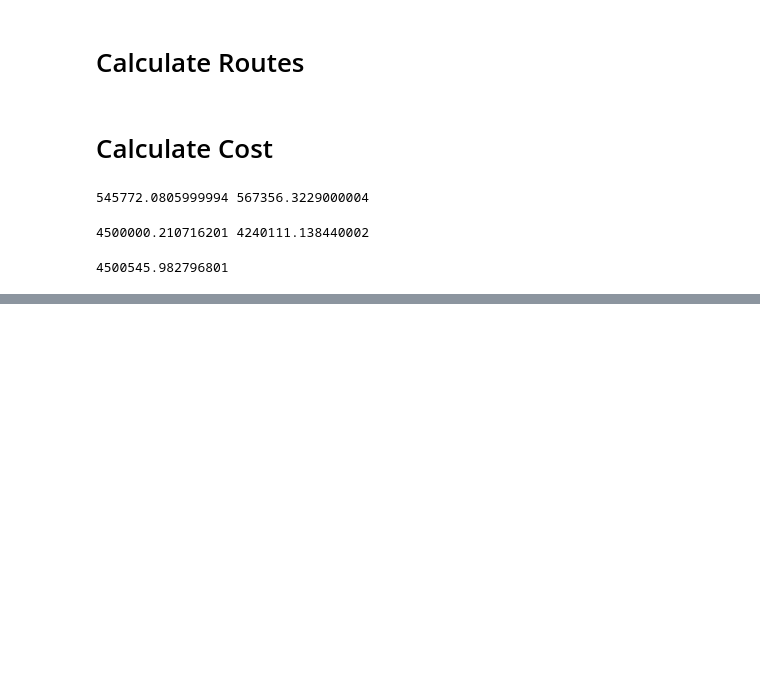
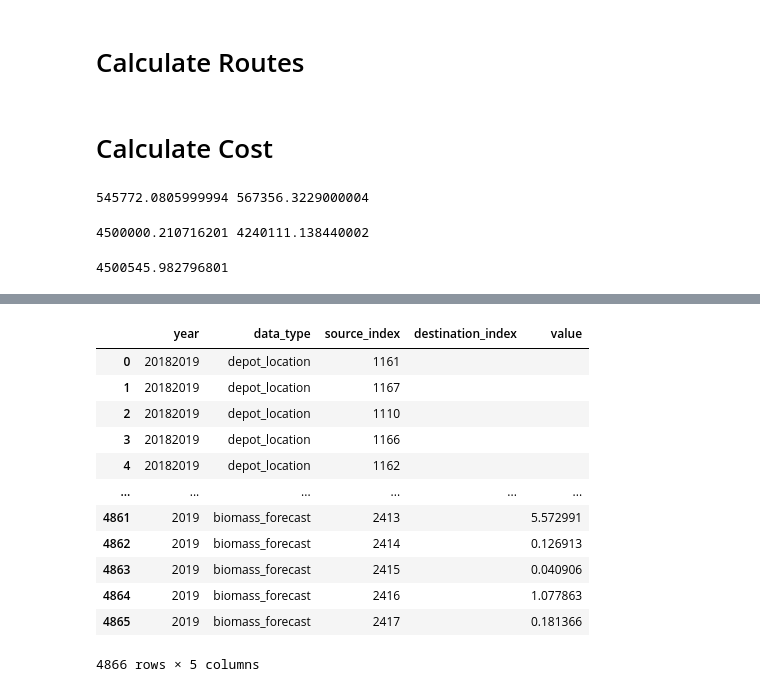
Before and after one commit to sidd6p/Shell-.ai-Hackathon-for-Sustainable-and-Affordable-Energy, a Jupyter notebook: shell-ai-waste-to-energy.ipynb, the cells around one changed output, grey strips where cells are left out. Saved outputs shown, nothing was run; the diff lists cells and outputs as text; code cells hidden in the pictures; blank space fills up the shorter version.

```diff
--- a/shell-ai-waste-to-energy.ipynb
+++ b/shell-ai-waste-to-energy.ipynb
@@ -373,0 +380,56 @@ print(final_cost_2018)
+# %%
+for depo in selected_depo:
+    new_row = {
+        'year': 20182019,
+        'data_type': 'depot_location',
+        'source_index': depo,
+        'destination_index': '',
+        'value': ''
+    }
+    submission_df = submission_df.append(new_row, ignore_index=True)
+# %%
+for ref in selected_ref:
+    new_row = {
+        'year': 20182019,
+        'data_type': 'refinery_location',
+        'source_index': ref,
+        'destination_index': '',
+        'value': ''
+    }
+    submission_df = submission_df.append(new_row, ignore_index=True)
+# %%
+for site in range(len(biomass_forecast_df['2018'])):
+    new_row = {
+        'year': 2018,
+        'data_type': 'biomass_forecast',
+        'source_index': site,
+        'destination_index': '',
+        'value': biomass_forecast_df['2018'][site]
+    }
+    submission_df = submission_df.append(new_row, ignore_index=True)
+# %%
+for site in range(len(biomass_forecast_df['2019'])):
+    new_row = {
+        'year': 2019,
+        'data_type': 'biomass_forecast',
+        'source_index': site,
+        'destination_index': '',
+        'value': biomass_forecast_df['2019'][site]
+    }
+    submission_df = submission_df.append(new_row, ignore_index=True)
+# %%
+submission_df
+# %% [output]
+|  | year | data_type | source_index | destination_index | value |
+| 0 | 20182019 | depot_location | 1161 |  |  |
+| 1 | 20182019 | depot_location | 1167 |  |  |
+| 2 | 20182019 | depot_location | 1110 |  |  |
+| 3 | 20182019 | depot_location | 1166 |  |  |
+| 4 | 20182019 | depot_location | 1162 |  |  |
+| ... | ... | ... | ... | ... | ... |
+| 4861 | 2019 | biomass_forecast | 2413 |  | 5.572991 |
+| 4862 | 2019 | biomass_forecast | 2414 |  | 0.126913 |
+| 4863 | 2019 | biomass_forecast | 2415 |  | 0.040906 |
+| 4864 | 2019 | biomass_forecast | 2416 |  | 1.077863 |
+| 4865 | 2019 | biomass_forecast | 2417 |  | 0.181366 |
+4866 rows × 5 columns
```
Also changed, not shown: parts of 2 cells of this notebook.
